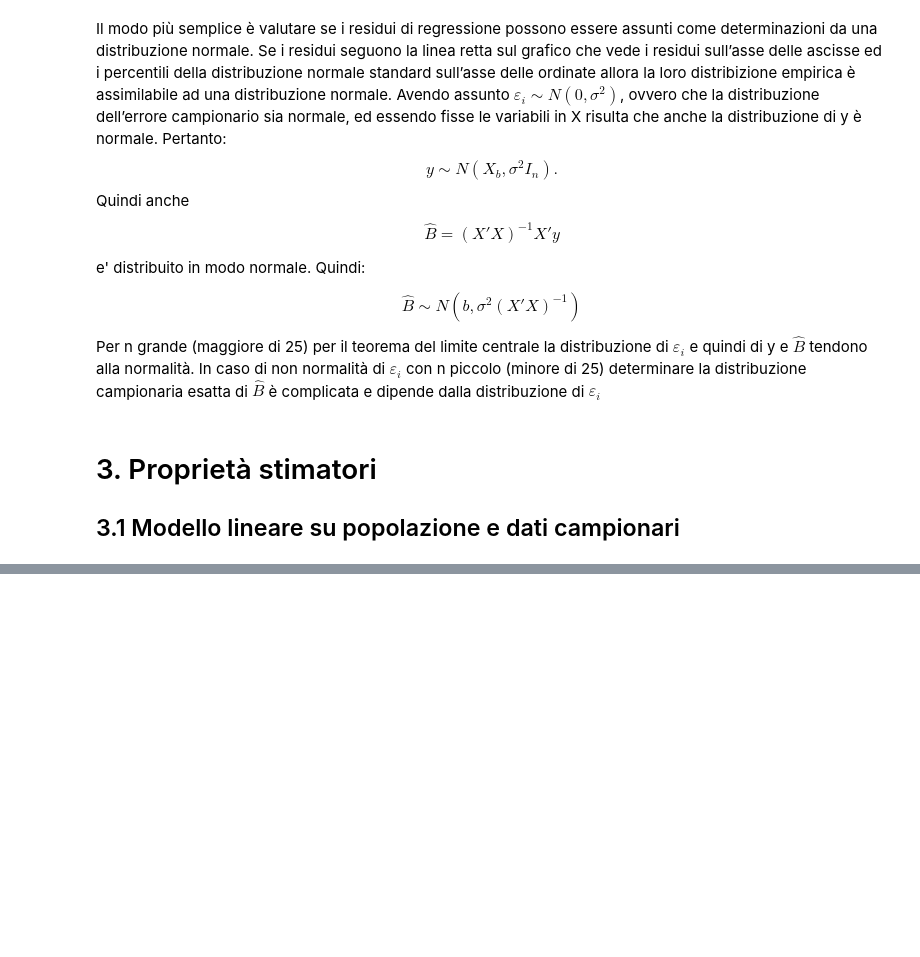
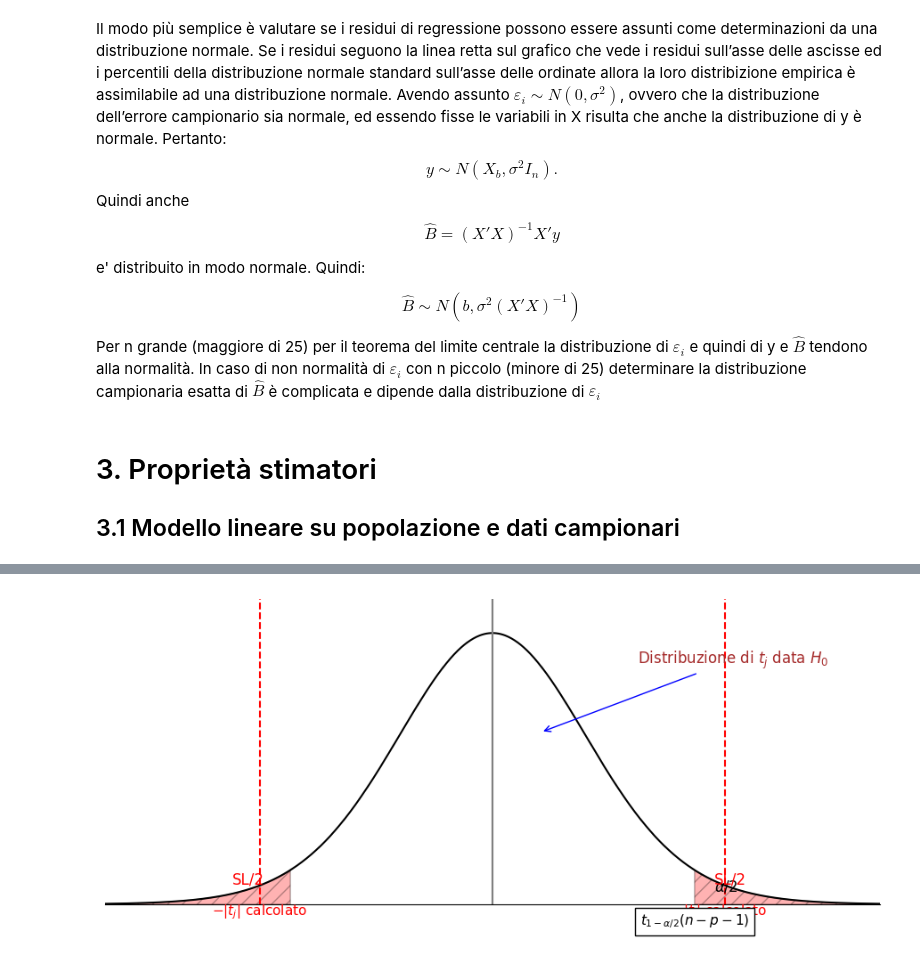
Before and after one commit to NikolayNikolaev1982/GzLM, a Jupyter notebook: GzLM_Parte_1_A.ipynb, the cells around one changed output, grey strips where cells are left out. Saved outputs shown, nothing was run; the diff lists cells and outputs as text; code cells hidden in the pictures; blank space fills up the shorter version.

```diff
--- a/GzLM_Parte_1_A.ipynb
+++ b/GzLM_Parte_1_A.ipynb
@@ -563,0 +791,62 @@ Per n grande (maggiore di 25) per il teorema del limite centrale la distribuzion
+# %%
+import numpy as np
+import matplotlib.pyplot as plt
+from scipy.stats import t
+
+# Parametri
+df = 20                  # gradi di libertà (es: n - p - 1)
+alpha = 0.05             # livello di significatività
+t_calc = 2.4             # valore t calcolato (esempio)
+
+x = np.linspace(-4, 4, 1000)
+y = t.pdf(x, df)
+
+# Valori critici
+t_crit = t.ppf(1 - alpha/2, df)
+neg_t_crit = -t_crit
+
+# Setup grafico
+fig, ax = plt.subplots(figsize=(9, 4))
+ax.plot(x, y, color='black')
+
+# Aree di rifiuto (rosso, SL/2)
+x_left = np.linspace(-4, neg_t_crit, 200)
+x_right = np.linspace(t_crit, 4, 200)
+ax.fill_between(x_left, t.pdf(x_left, df), color='red', hatch='//', alpha=0.3, edgecolor='black')
+ax.fill_between(x_right, t.pdf(x_right, df), color='red', hatch='//', alpha=0.3, edgecolor='black')
+
+# Aree alpha/2 in nero
+ax.annotate(r'$\alpha/2$', xy=(t_crit + 0.2, 0.02), fontsize=12, color='black')
+ax.annotate(r'SL/2', xy=(neg_t_crit - 0.6, 0.03), fontsize=12, color='red')
+ax.annotate(r'SL/2', xy=(t_crit + 0.2, 0.03), fontsize=12, color='red')
+
+# Annotazioni testuali
+ax.annotate(r'Distribuzione di $t_j$ data $H_0$', xy=(0.5, 0.25), xytext=(1.5, 0.35),
+            arrowprops=dict(arrowstyle='->', color='blue'), fontsize=12, color='brown')
+
+# Linea verticale in 0
+ax.axvline(0, color='gray')
+
+# Linee verticali in ±|t_calcolato|
+ax.axvline(t_calc, color='red', linestyle='dashed')
+ax.axvline(-t_calc, color='red', linestyle='dashed')
+ax.text(t_calc, -0.015, r'$|t_j|$ calcolato', color='red', fontsize=11, ha='center')
+ax.text(-t_calc, -0.015, r'$-|t_j|$ calcolato', color='red', fontsize=11, ha='center')
+
+# Valore critico t
+ax.text(t_crit, -0.03, r'$t_{1-\alpha/2}(n-p-1)$', fontsize=11, ha='center', bbox=dict(facecolor='white', edgecolor='black'))
+
+# Pulizia assi
+ax.set_xticks([])
+ax.set_yticks([])
+ax.set_xlim(-4, 4)
+ax.set_ylim(0, max(y) + 0.05)
+ax.spines['right'].set_visible(False)
+ax.spines['top'].set_visible(False)
+ax.spines['left'].set_visible(False)
+ax.spines['bottom'].set_position('zero')
+
+plt.tight_layout()
+plt.show()
+# %% [output]
+[figure, added]
```
Also changed, not shown: parts of 12 cells of this notebook.
